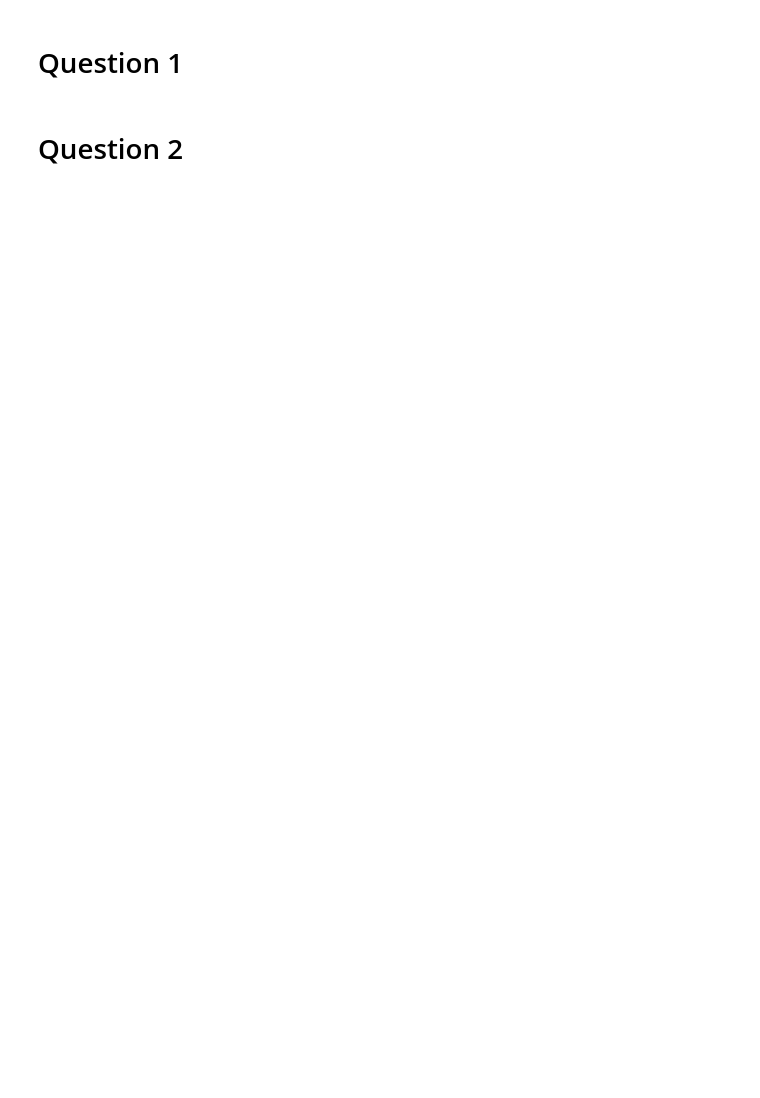
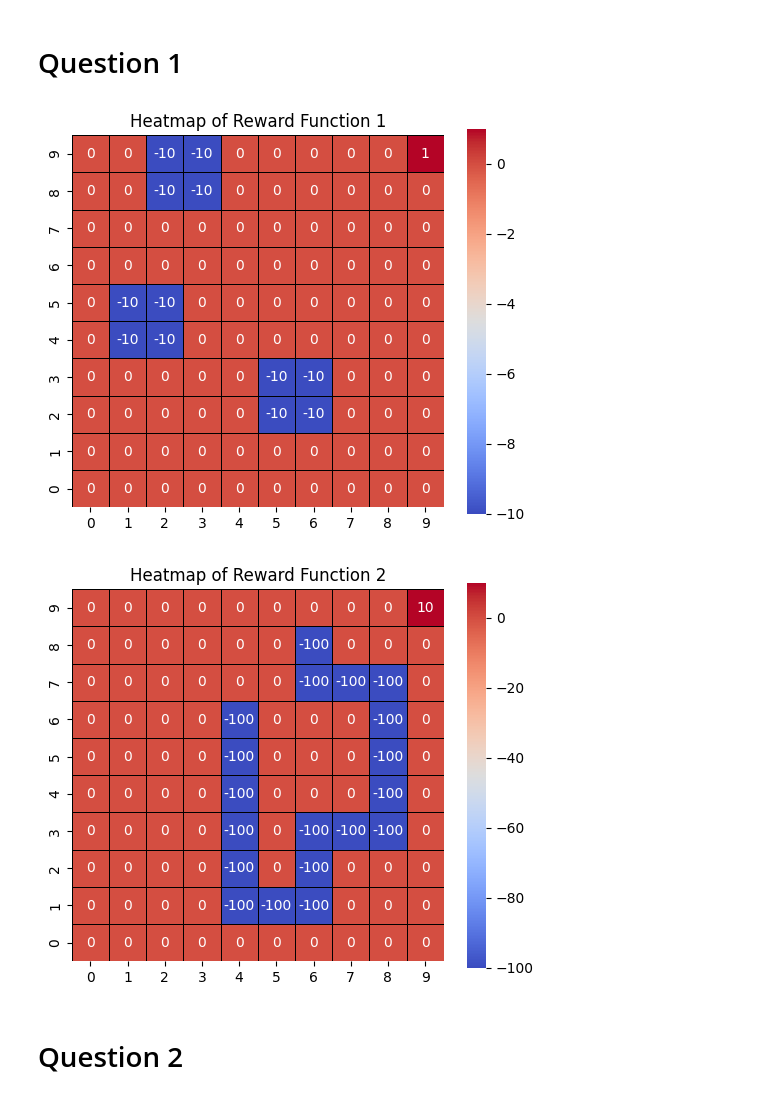
Before and after one commit to kbaseba/232E, a Jupyter notebook: Project_3/ECE232E_Project3_606539982_106405230_106303745.ipynb, the cells around one changed output. Cells and saved outputs as stored; diff of their text form; code cells hidden in the pictures; blank space fills up the shorter version.

```diff
--- a/Project_3/ECE232E_Project3_606539982_106405230_106303745.ipynb
+++ b/Project_3/ECE232E_Project3_606539982_106405230_106303745.ipynb
@@ -1,4 +1,50 @@
 # %% [markdown]
 # Question 1
+# %%
+import numpy as np
+import matplotlib.pyplot as plt
+import seaborn as sns
+import matplotlib
+
+# Reward Function 1 (from Figure 6)
+reward1 = np.zeros((10, 10))
+reward1[2, 5] = -10
+reward1[2, 6] = -10
+reward1[3, 5] = -10
+reward1[3, 6] = -10
+reward1[4, 1] = -10
+reward1[4, 2] = -10
+reward1[5, 1] = -10
+reward1[5, 2] = -10
+reward1[8, 2] = -10
+reward1[8, 3] = -10
+reward1[9, 2] = -10
+reward1[9, 3] = -10
+reward1[9, 9] = 1
+
+# Reward Function 2 (from Figure 7)
+reward2 = np.zeros((10, 10))
+coords2 = [
+    (1, 4), (1, 5), (1, 6), (2, 4), (2, 6), (3, 4), (3, 6), (3, 7), (3, 8), (4, 4), (4, 8), (5, 4), (5, 8), (6, 4), (6, 8), (7, 6), (7, 7), (7, 8), (8, 6)
+    ]
+for r, c in coords2:
+    reward2[r, c] = -100
+reward2[9, 9] = 10
+
+# Plotting function
+def plot_heatmap(data, title):
+    plt.figure(figsize=(6, 5))
+    ax = sns.heatmap(data, annot=True, cmap='coolwarm', square=True, cbar=True,
+                     linewidths=0.5, linecolor='black', fmt=".0f")
+    plt.title(title)
+    plt.gca().invert_yaxis()
+    plt.show()
+
+# Generate the heatmaps
+plot_heatmap(reward1, "Heatmap of Reward Function 1")
+plot_heatmap(reward2, "Heatmap of Reward Function 2")
+# %% [output]
+[figure, added]
+[figure, added]
 # %% [markdown]
 # Question 2
```
Also changed, not shown: parts of 7 cells of this notebook.
